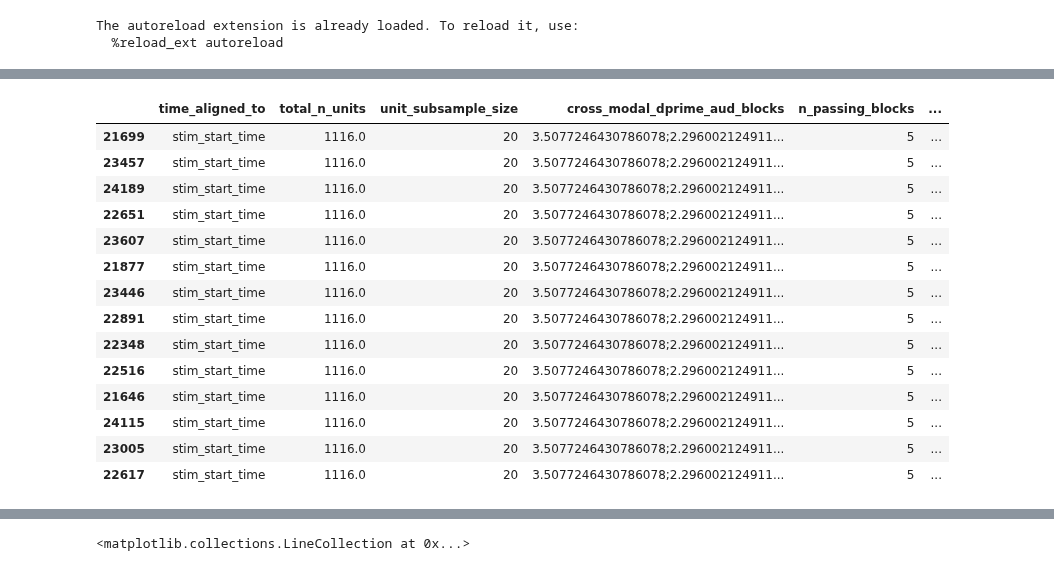
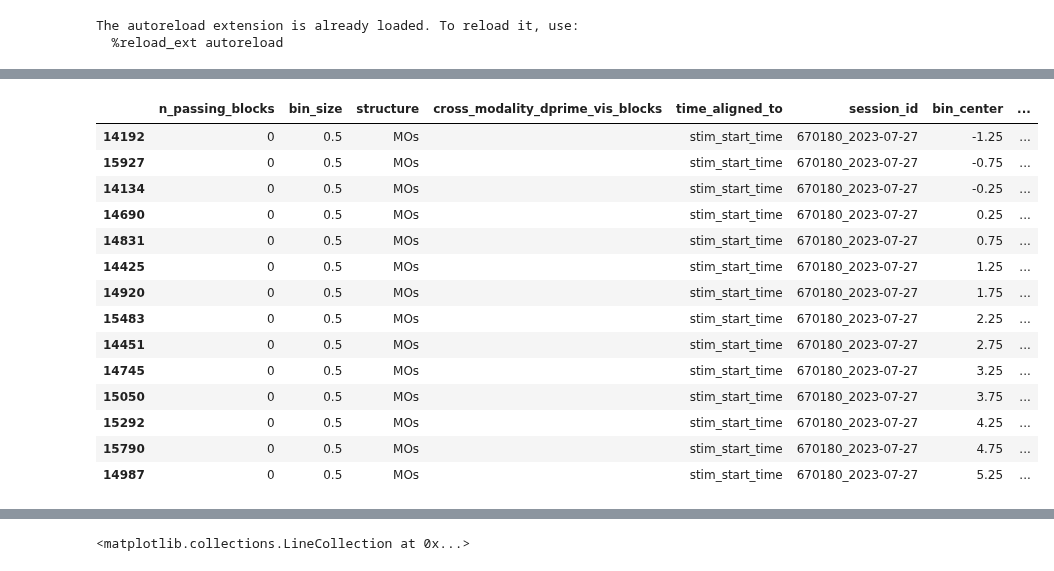
Before and after one commit to AllenInstitute/dynamic_routing_analysis, a Jupyter notebook: notebooks/plot_multi_timebin_decoder_results.ipynb, the cells around one changed output, grey strips where cells are left out. Drawn from its saved outputs; the diff is of its cells as text; code cells hidden in the pictures.

```diff
--- a/notebooks/plot_multi_timebin_decoder_results.ipynb
+++ b/notebooks/plot_multi_timebin_decoder_results.ipynb
@@ -34,11 +30,26 @@ results_path="s3://aind-scratch-data/dynamic-routing/decoding/results/time_mod_b
+# %%
+# results_path="s3://aind-scratch-data/dynamic-routing/decoding/results/time_mod_prod_0_consolidated.parquet"
+# results_path="s3://aind-scratch-data/dynamic-routing/decoding/results/time_mod_binsize_0.5_sec_0/"
+# results_path="s3://aind-scratch-data/dynamic-routing/decoding/results/time_mod_vis_target_0/"
+# results_path="s3://aind-scratch-data/dynamic-routing/decoding/results/time_mod_aud_target_0/"
+results_path="s3://aind-scratch-data/dynamic-routing/decoding/results/time_mod_keep_units_consistent_0/"
+
+#testing different decoding strategy - context appropriate for response
+# results_path = "s3://aind-scratch-data/dynamic-routing/decoding/results/test_vis_approriate_response_20250623_204316/" #0.2 sec
+# results_path = "s3://aind-scratch-data/dynamic-routing/decoding/results/test_vis_approriate_response_20250623_205509/" #0.5 sec
+# results_path = "s3://aind-scratch-data/dynamic-routing/decoding/results/test_vis_approriate_response_20250623_215643/" #1.5 sec
+# results_path = "s3://aind-scratch-data/dynamic-routing/decoding/results/test_vis_approriate_response_hits_incl_20250623_221242/" #1.5 sec hits incl
+
+# results_path = "s3://aind-scratch-data/dynamic-routing/decoding/results/rewarded_modality_1.5sec_0/" #1.5 sec - typical context decoding
+# results_path = "s3://aind-scratch-data/dynamic-routing/decoding/results/context_appropriate_response_1.5sec_0/" #1.5 sec - context appropriate response
 # %%
-# session_table_path=r"\\allen\programs\mindscope\workgroups\dynamicrouting\Ethan\CO decoding results\session_table_v0.265.csv"
-session_table_path="/Users/ethan.mcbride/Data/DR/session_table_v0.265.csv"
+session_table_path=r"\\allen\programs\mindscope\workgroups\dynamicrouting\Ethan\CO decoding results\session_table_v0.268.csv"
+# session_table_path="/Users/ethan.mcbride/Data/DR/session_table_v0.265.csv"
 session_table=pl.read_csv(session_table_path)
 
 dr_session_list=(
     session_table.filter(
-    pl.col('project')=="DynamicRouting",
+    # pl.col('project')=="DynamicRouting",
     pl.col('is_production'),
     pl.col('is_annotated'),
     pl.col('issues')=="",
@@ -114,7 +139,7 @@ new_results_session_df = (
     #get total n units
     .join(
         other=(
-            pl.scan_parquet('s3://aind-scratch-data/dynamic-routing/cache/nwb_components/v0.0.265/consolidated/units.parquet')
+            pl.scan_parquet('s3://aind-scratch-data/dynamic-routing/cache/nwb_components/v0.0.268/consolidated/units.parquet')
             .with_columns(
                 pl.col('session_id').str.split('_').list.slice(0, 2).list.join('_'),
             )
@@ -145,21 +170,21 @@ new_results_session_df = (
         ).select(
             'session_id',
             'n_passing_blocks',
-            'cross_modal_dprime_vis_blocks',
-            'cross_modal_dprime_aud_blocks',
+            'cross_modality_dprime_vis_blocks',
+            'cross_modality_dprime_aud_blocks',
         ).lazy(),
         on='session_id',
         how='left',
     )
     # get the means for each recording over repeats:
-    .group_by(grouping_cols | {'shift_idx', 'n_passing_blocks', 'cross_modal_dprime_vis_blocks',
-                               'cross_modal_dprime_aud_blocks', 'total_n_units'}, maintain_order=True)
+    .group_by(grouping_cols | {'shift_idx', 'n_passing_blocks', 'cross_modality_dprime_vis_blocks',
+                               'cross_modality_dprime_aud_blocks', 'total_n_units'}, maintain_order=True)
     .agg(
         pl.col('balanced_accuracy_test').mean(), # over repeats
     )
     # get the aligned result and median over shifts:
-    .group_by(grouping_cols - {'electrode_group_names'} | {'n_passing_blocks', 'cross_modal_dprime_vis_blocks',
-                                                           'cross_modal_dprime_aud_blocks', 'total_n_units'})
+    .group_by(grouping_cols - {'electrode_group_names'} | {'n_passing_blocks', 'cross_modality_dprime_vis_blocks',
+                                                           'cross_modality_dprime_aud_blocks', 'total_n_units'})
     .agg(
         pl.col('balanced_accuracy_test').filter(pl.col('shift_idx') == 0).first().alias('mean_true'),
         pl.col('balanced_accuracy_test').filter(pl.col('shift_idx') != 0).median().alias('median_null'),
@@ -196,23 +210,24 @@ new_results_session_pd=new_results_session_df.to_pandas()
 # %%
-new_results_session_pd=pd.read_parquet("/Users/ethan.mcbride/Data/DR/time_mod_binsize_0.5_sec_0_2025_05-19/decoder_accuracy_by_session.parquet")
+# new_results_session_pd=pd.read_parquet("/Users/ethan.mcbride/Data/DR/time_mod_binsize_0.5_sec_0_2025_05-19/decoder_accuracy_by_session.parquet")
+# new_results_session_pd=pd.read_parquet(r"C:\Users\ethan.mcbride\OneDrive - Allen Institute\DR CO decoding results\context_appropriate_response_1.5sec_0_2025-06-23\decoder_accuracy_by_session.parquet")
 # %%
-new_results_session_pd.query('session_id=="742903_2024-10-22" and structure=="MOs" and \
+new_results_session_pd.query('session_id=="670180_2023-07-27" and structure=="MOs" and \
                              time_aligned_to=="stim_start_time" and unit_subsample_size==20').sort_values('bin_center')
 # %% [output]
-|  | time_aligned_to | total_n_units | unit_subsample_size | cross_modal_dprime_aud_blocks | n_passing_blocks | ... |
-| 21699 | stim_start_time | 1116.0 | 20 | 3.5077246430786078;2.296002124911... | 5 | ... |
-| 23457 | stim_start_time | 1116.0 | 20 | 3.5077246430786078;2.296002124911... | 5 | ... |
-| 24189 | stim_start_time | 1116.0 | 20 | 3.5077246430786078;2.296002124911... | 5 | ... |
-| 22651 | stim_start_time | 1116.0 | 20 | 3.5077246430786078;2.296002124911... | 5 | ... |
-| 23607 | stim_start_time | 1116.0 | 20 | 3.5077246430786078;2.296002124911... | 5 | ... |
-| 21877 | stim_start_time | 1116.0 | 20 | 3.5077246430786078;2.296002124911... | 5 | ... |
-| 23446 | stim_start_time | 1116.0 | 20 | 3.5077246430786078;2.296002124911... | 5 | ... |
-| 22891 | stim_start_time | 1116.0 | 20 | 3.5077246430786078;2.296002124911... | 5 | ... |
-| 22348 | stim_start_time | 1116.0 | 20 | 3.5077246430786078;2.296002124911... | 5 | ... |
-| 22516 | stim_start_time | 1116.0 | 20 | 3.5077246430786078;2.296002124911... | 5 | ... |
-| 21646 | stim_start_time | 1116.0 | 20 | 3.5077246430786078;2.296002124911... | 5 | ... |
-| 24115 | stim_start_time | 1116.0 | 20 | 3.5077246430786078;2.296002124911... | 5 | ... |
-| 23005 | stim_start_time | 1116.0 | 20 | 3.5077246430786078;2.296002124911... | 5 | ... |
-| 22617 | stim_start_time | 1116.0 | 20 | 3.5077246430786078;2.296002124911... | 5 | ... |
+|  | n_passing_blocks | bin_size | structure | cross_modality_dprime_vis_blocks | time_aligned_to | session_id | bin_center | ... |
+| 14192 | 0 | 0.5 | MOs |  | stim_start_time | 670180_2023-07-27 | -1.25 | ... |
+| 15927 | 0 | 0.5 | MOs |  | stim_start_time | 670180_2023-07-27 | -0.75 | ... |
+| 14134 | 0 | 0.5 | MOs |  | stim_start_time | 670180_2023-07-27 | -0.25 | ... |
+| 14690 | 0 | 0.5 | MOs |  | stim_start_time | 670180_2023-07-27 | 0.25 | ... |
+| 14831 | 0 | 0.5 | MOs |  | stim_start_time | 670180_2023-07-27 | 0.75 | ... |
+| 14425 | 0 | 0.5 | MOs |  | stim_start_time | 670180_2023-07-27 | 1.25 | ... |
+| 14920 | 0 | 0.5 | MOs |  | stim_start_time | 670180_2023-07-27 | 1.75 | ... |
+| 15483 | 0 | 0.5 | MOs |  | stim_start_time | 670180_2023-07-27 | 2.25 | ... |
+| 14451 | 0 | 0.5 | MOs |  | stim_start_time | 670180_2023-07-27 | 2.75 | ... |
+| 14745 | 0 | 0.5 | MOs |  | stim_start_time | 670180_2023-07-27 | 3.25 | ... |
+| 15050 | 0 | 0.5 | MOs |  | stim_start_time | 670180_2023-07-27 | 3.75 | ... |
+| 15292 | 0 | 0.5 | MOs |  | stim_start_time | 670180_2023-07-27 | 4.25 | ... |
+| 15790 | 0 | 0.5 | MOs |  | stim_start_time | 670180_2023-07-27 | 4.75 | ... |
+| 14987 | 0 | 0.5 | MOs |  | stim_start_time | 670180_2023-07-27 | 5.25 | ... |
 # %%
 # new_results_session_pd['session_id'].unique()
```
Also changed, not shown: parts of 56 cells of this notebook, 7 other files.
